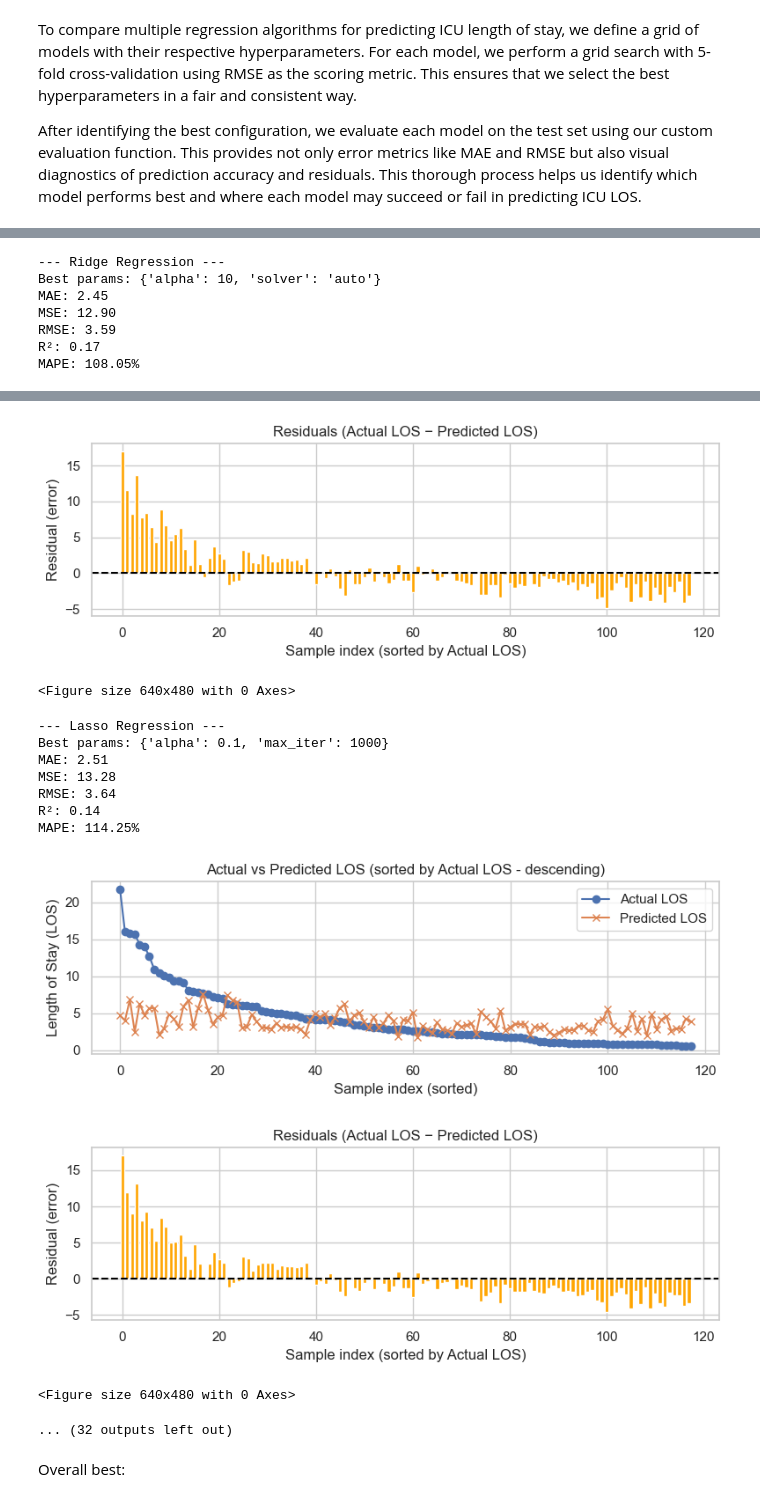
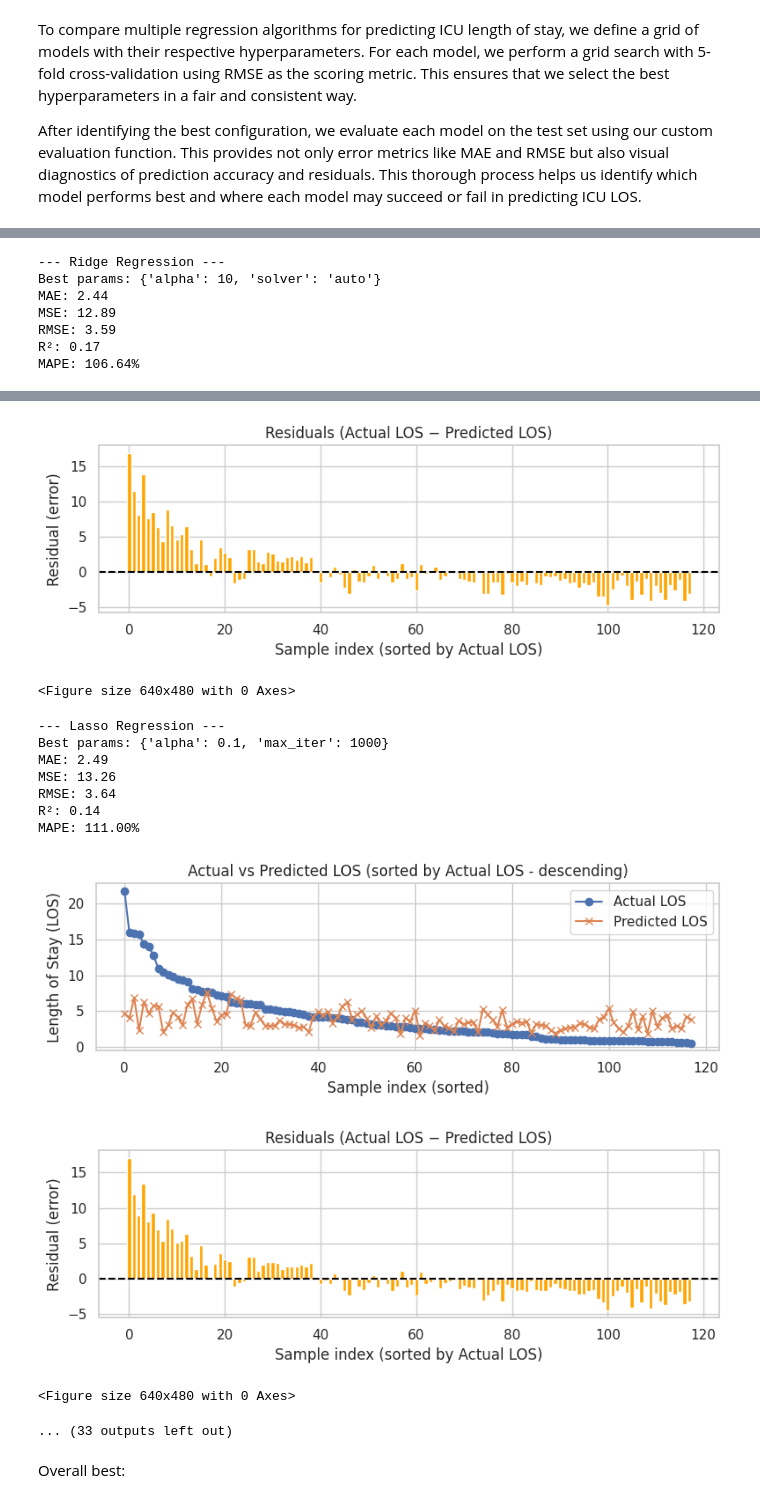
Before and after one commit to ossclaudia/Machine-Learning-2, a Jupyter notebook: projeto.ipynb, the cells around one changed output, grey strips where cells are left out. Drawn from its saved outputs; the diff is of its cells as text; code cells hidden in the pictures.

Commit message:
fixed scaling with no leakage, added sample weight, fixed texts

```diff
--- a/projeto.ipynb
+++ b/projeto.ipynb
@@ -1221,6 +1200,6 @@ We created a binary column called LOS_6, which flags ICU stays of more than six
 # %%
-df["LOS_6"] = (df["LOS"] > 6).astype(int)
+final_dataset["LOS_6"] = (final_dataset["LOS"] > 6).astype(int)
 
-df["LOS_6"].value_counts()
+final_dataset["LOS_6"].value_counts()
 
-df = df.drop(columns=["LOS_6"])
+final_dataset = final_dataset.drop(columns=["LOS_6"])
@@ -1226,0 +1208,18 @@ df = df.drop(columns=["LOS_6"])
+# %%
+final_dataset2 = final_dataset.copy()
+
+final_dataset2 = final_dataset2.drop(columns=['ICUSTAY_ID'])
+
+warnings.filterwarnings('ignore')
+
+final_dataset2 = final_dataset2.replace({True: 1, False: 0}).infer_objects(copy=False)
+
+X = final_dataset2.drop(columns=['LOS'])
+y = final_dataset2['LOS']
+
+X_train, X_test, y_train, y_test = train_test_split(X, y, test_size=0.2, random_state=42)
+
+X_train_scaled = scaling(X_train)
+X_test_scaled = scaling(X_test)
+
+print(f'Train: {X_train_scaled.shape}, Test: {X_test_scaled.shape}')
@@ -1299,9 +1289,9 @@ Train: (469, 11), Test: (118, 11)
 To establish a performance baseline, we use a DummyRegressor that always predicts the average length of stay from the training data. This model serves as a simple benchmark, allowing us to measure how much value a more sophisticated model adds. By comparing future models against this baseline, we can confirm whether our approach is meaningfully learning from the data or not.
 # %%
 dummy = DummyRegressor(strategy='mean')
-dummy.fit(X_train, y_train)
+dummy.fit(X_train_scaled, y_train)
 
-y_pred = dummy.predict(X_test)
+y_pred = dummy.predict(X_test_scaled)
 
 evaluation(y_test, y_pred)
 # %% [output]
@@ -1319,7 +1309,9 @@ To compare multiple regression algorithms for predicting ICU length of stay, we
 After identifying the best configuration, we evaluate each model on the test set using our custom evaluation function. This provides not only error metrics like MAE and RMSE but also visual diagnostics of prediction accuracy and residuals. This thorough process helps us identify which model performs best and where each model may succeed or fail in predicting ICU LOS.
 # %%
 kf = KFold(n_splits=5, shuffle=True, random_state=42)
-mae_scorer = make_scorer(root_mean_squared_error, greater_is_better=False)
+scorer = make_scorer(root_mean_squared_error, greater_is_better=False)
+
+sample_weight = np.where(y_train > 6, 2.0, 1.0)
 
 param_grids = {
     'Linear Regression': ({}, LinearRegression()),
@@ -1391,15 +1383,21 @@ for name, (param_grid, model) in param_grids.items():
     grid_search = GridSearchCV(
         estimator=model,
         param_grid=param_grid,
-        scoring=mae_scorer,
+        scoring=scorer,
         cv=kf,
         n_jobs=-1
     )
+    """
+    if name in ['SVR (Support Vector Regression)', 'KNN Regressor']:
+        grid_search.fit(X_train_scaled, y_train)
+    else:
+        grid_search.fit(X_train_scaled, y_train, sample_weight=sample_weight)
+    """
+    grid_search.fit(X_train_scaled, y_train)
 
-    grid_search.fit(X_train, y_train)
     print("Best params:", grid_search.best_params_)
 
-    y_pred = grid_search.best_estimator_.predict(X_test)
+    y_pred = grid_search.best_estimator_.predict(X_test_scaled)
     evaluation(y_test, y_pred)
 
     print("\n")
@@ -1416,8 +1414,8 @@ MAPE: 106.17%
 <Figure size 640x480 with 0 Axes>
 --- Ridge Regression ---
 Best params: {'alpha': 10, 'solver': 'auto'}
-MAE: 2.45
-MSE: 12.90
+MAE: 2.44
+MSE: 12.89
 RMSE: 3.59
 R²: 0.17
-MAPE: 108.05%
+MAPE: 106.64%
@@ -1425,16 +1423,16 @@ MAPE: 108.05%
-[figure, old version]
+[figure, new version]
 <Figure size 640x480 with 0 Axes>
 --- Lasso Regression ---
 Best params: {'alpha': 0.1, 'max_iter': 1000}
-MAE: 2.51
-MSE: 13.28
+MAE: 2.49
+MSE: 13.26
 RMSE: 3.64
 R²: 0.14
-MAPE: 114.25%
+MAPE: 111.00%
-[figure, old version]
+[figure, new version]
-[figure, old version]
+[figure, new version]
 <Figure size 640x480 with 0 Axes>
-... (32 outputs left out)
+... (33 outputs left out)
 # %% [markdown]
 Overall best:
 # %% [markdown]
```
Also changed, not shown: parts of 21 cells of this notebook.
